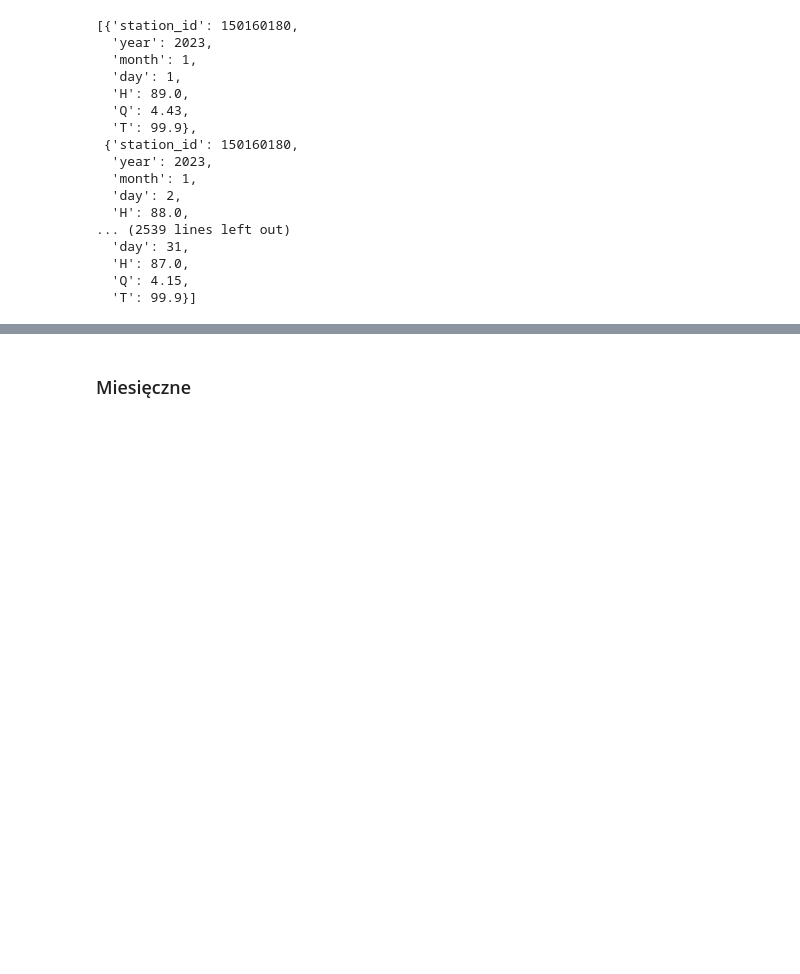
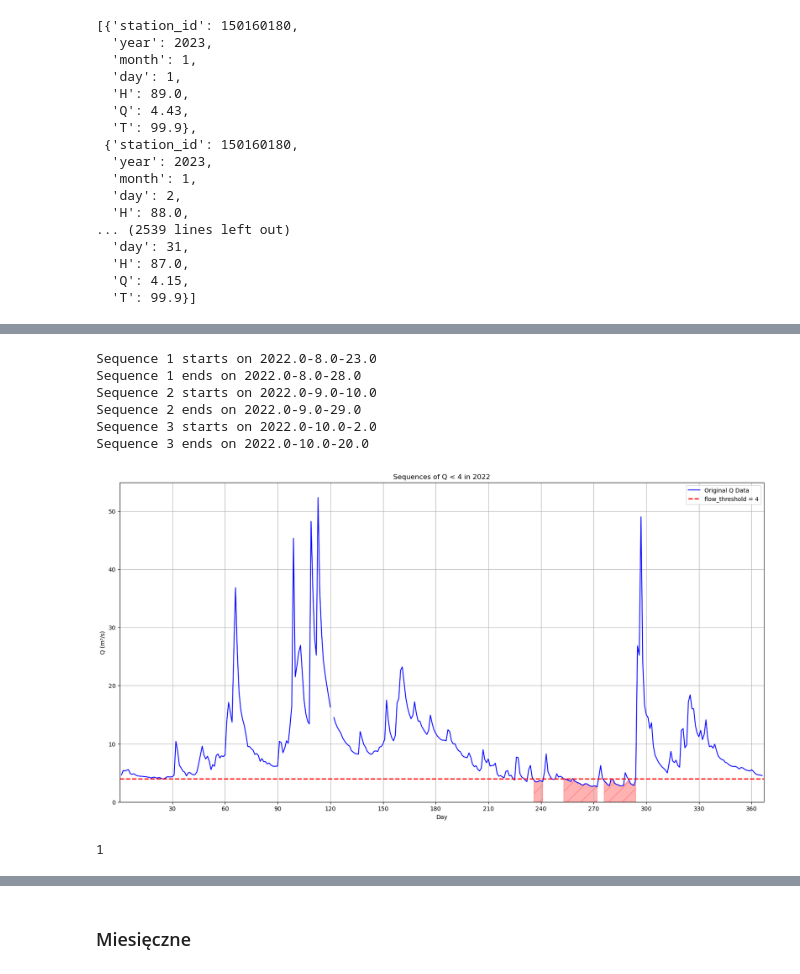
Before and after one commit to Daldek/IMGWTools, a Jupyter notebook: Notebooks/Stats.ipynb, the cells around one changed output, grey strips where cells are left out. Cells and saved outputs as stored; diff of their text form; code cells hidden in the pictures; blank space fills up the shorter version.

```diff
--- a/Notebooks/Stats.ipynb
+++ b/Notebooks/Stats.ipynb
@@ -113,0 +118,11 @@ dobowe.plt_daily_flows_stats()
+# %%
+dobowe.plot_low_sequences(flow_threshold = 4, year=2022)
+# %% [output]
+Sequence 1 starts on 2022.0-8.0-23.0
+Sequence 1 ends on 2022.0-8.0-28.0
+Sequence 2 starts on 2022.0-9.0-10.0
+Sequence 2 ends on 2022.0-9.0-29.0
+Sequence 3 starts on 2022.0-10.0-2.0
+Sequence 3 ends on 2022.0-10.0-20.0
+[figure, added]
+1
```
Also changed, not shown: parts of 19 cells of this notebook, 1 other file.
